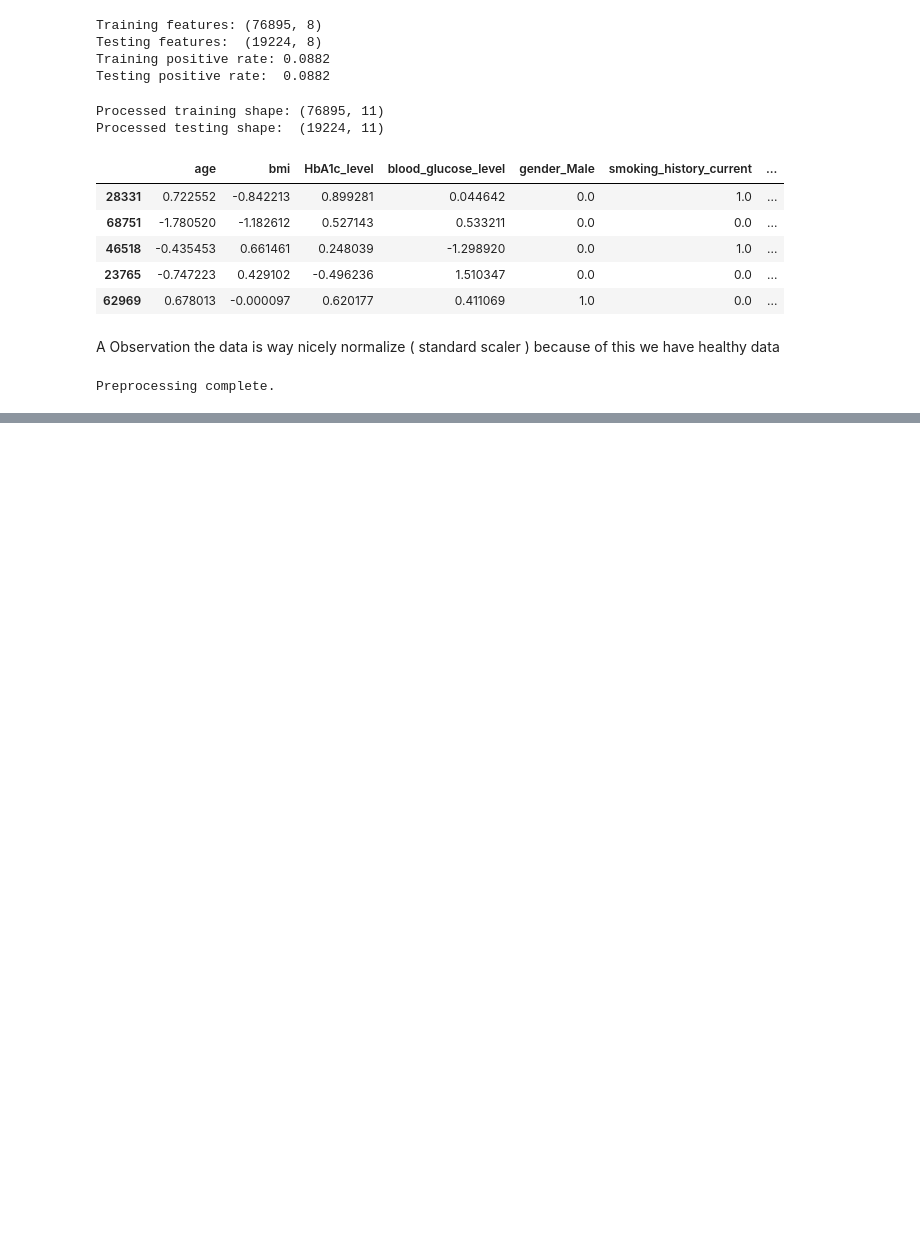
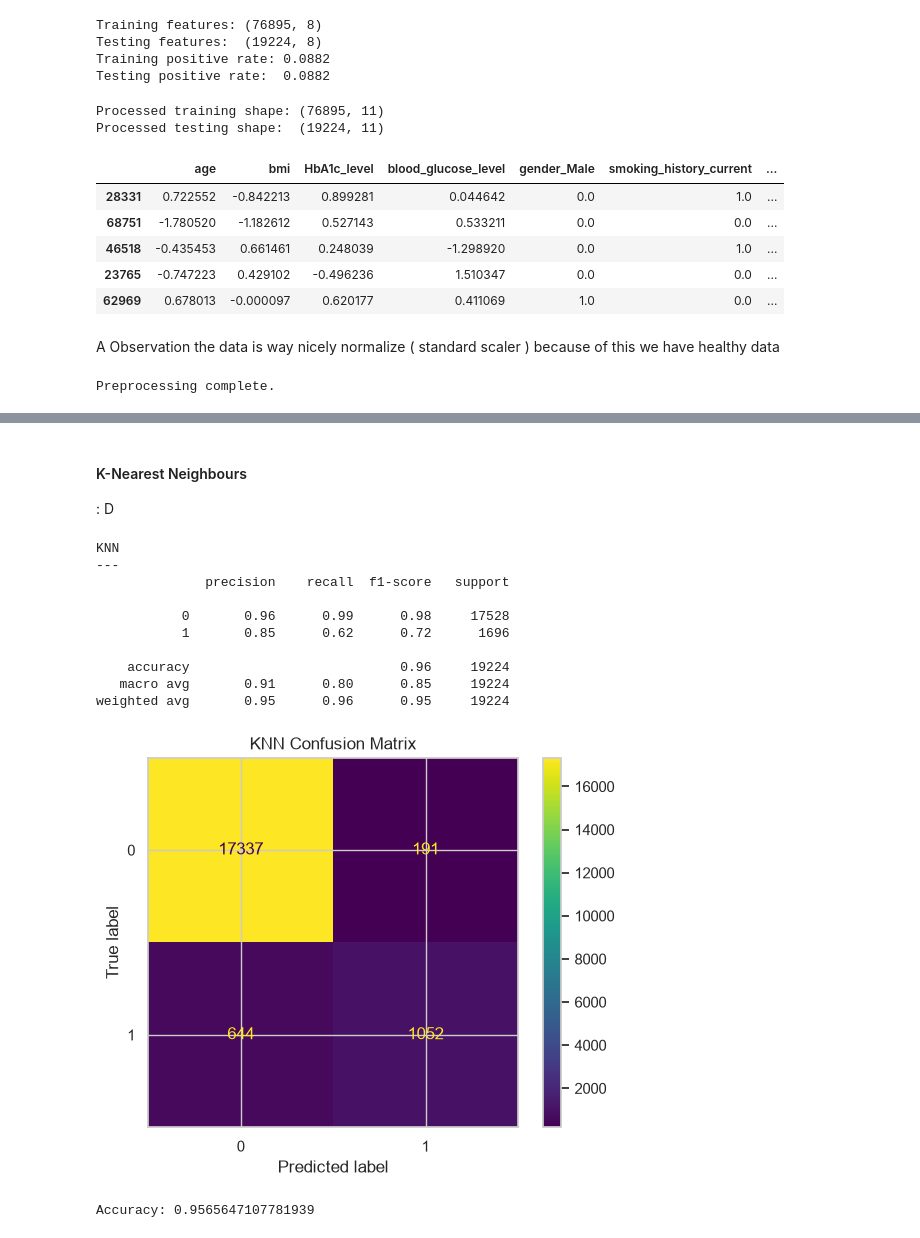
Before and after one commit to YashedBin/ML_DIABETES_RISK_PREDICTOR, a Jupyter notebook: notebook.ipynb, the cells around one changed output, grey strips where cells are left out. Saved outputs shown, nothing was run; the diff lists cells and outputs as text; code cells hidden in the pictures; blank space fills up the shorter version.

```diff
--- a/notebook.ipynb
+++ b/notebook.ipynb
@@ -360,0 +460,25 @@ Preprocessing complete.
+# %% [markdown]
+#### K-Nearest Neighbours
+: D
+# %%
+knn_model = KNeighborsClassifier(
+    n_neighbors=5,
+    weights="distance",
+    n_jobs=-1,
+)
+
+knn_model.fit(X_train, y_train)
+knn_results = evaluate_model("KNN", knn_model, X_test, y_test)
+# %% [output]
+KNN
+---
+              precision    recall  f1-score   support
+
+           0       0.96      0.99      0.98     17528
+           1       0.85      0.62      0.72      1696
+
+    accuracy                           0.96     19224
+   macro avg       0.91      0.80      0.85     19224
+weighted avg       0.95      0.96      0.95     19224
+[figure, added]
+Accuracy: 0.9565647107781939
```
Also changed, not shown: parts of 11 cells of this notebook.
